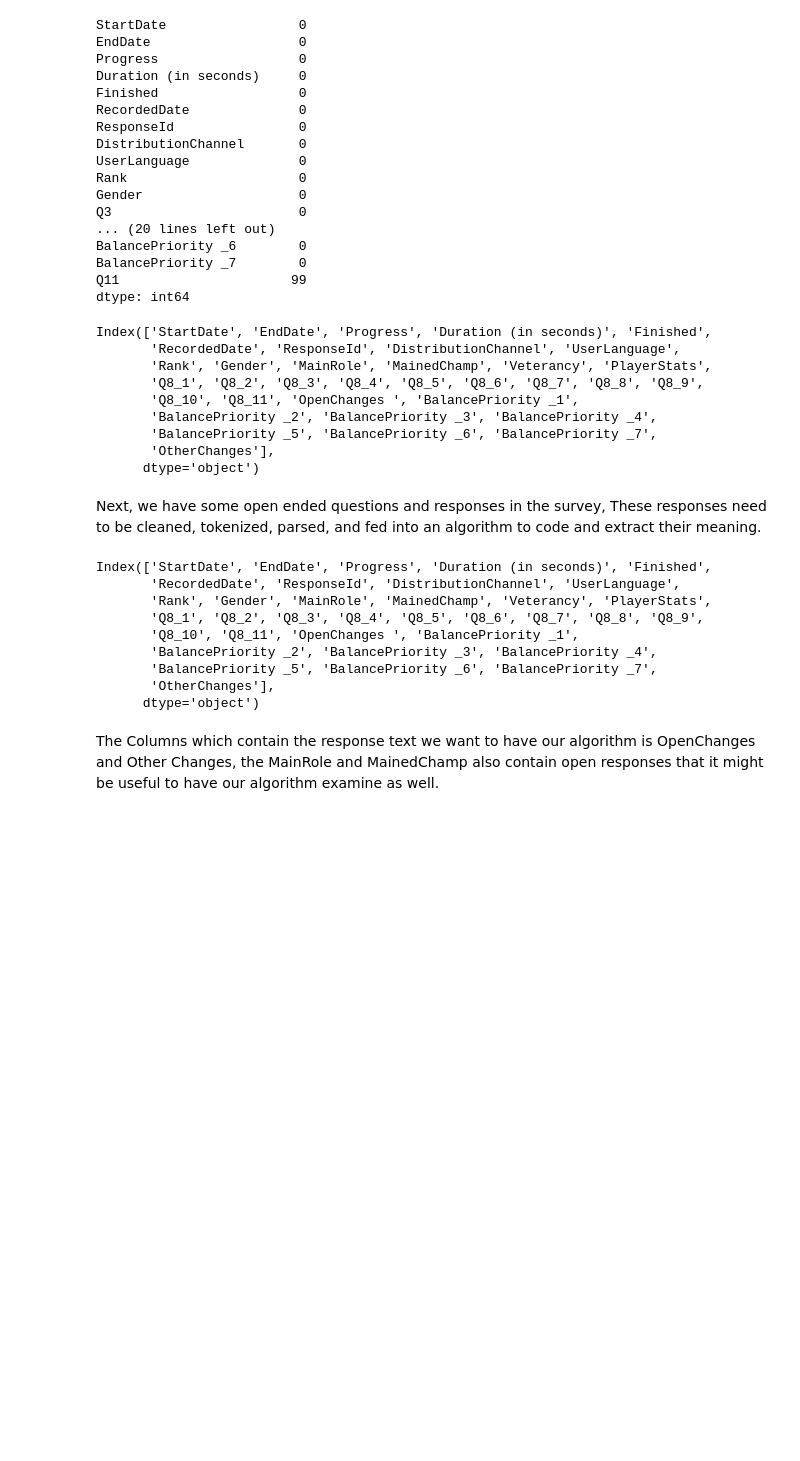
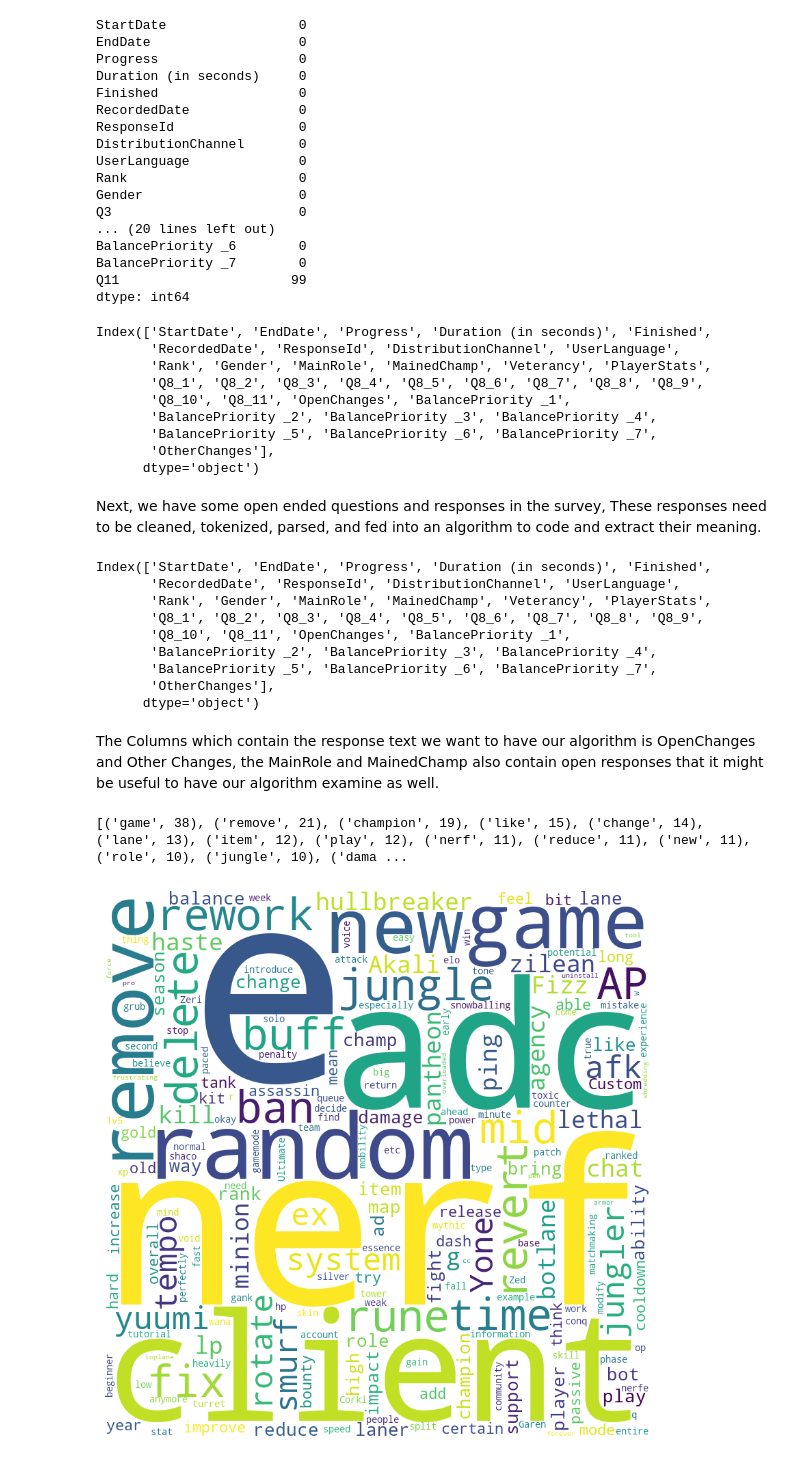
Before and after one commit to PrelaunchZeus2/P2-LoLPlayerSatisfaction, a Jupyter notebook: PlayerSatStats.ipynb, the cells around one changed output. Drawn from its saved outputs; the diff is of its cells as text; code cells hidden in the pictures; blank space fills up the shorter version.

Commit message:
Added tokenization and word cloud

```diff
--- a/PlayerSatStats.ipynb
+++ b/PlayerSatStats.ipynb
@@ -177,13 +182,14 @@ dtype: int64
 PSS.rename(columns = {'Q3':'MainRole'}, inplace = True) #This column holds which role the participant listed as their main role
 PSS.rename(columns = {'Q4':'MainedChamp'}, inplace = True) #This column asked players to list which champ(s) they mained, this could hold multiple values that we need to parse later
 PSS.rename(columns = {'Q11':'OtherChanges'}, inplace = True) #Finally this was the response to the open question of what other changes they might want to see in the game
+PSS.rename(columns = {'OpenChanges ':'OpenChanges'}, inplace = True)
 print(PSS.columns) #show the column names
 # %% [output]
 Index(['StartDate', 'EndDate', 'Progress', 'Duration (in seconds)', 'Finished',
        'RecordedDate', 'ResponseId', 'DistributionChannel', 'UserLanguage',
        'Rank', 'Gender', 'MainRole', 'MainedChamp', 'Veterancy', 'PlayerStats',
        'Q8_1', 'Q8_2', 'Q8_3', 'Q8_4', 'Q8_5', 'Q8_6', 'Q8_7', 'Q8_8', 'Q8_9',
-       'Q8_10', 'Q8_11', 'OpenChanges ', 'BalancePriority _1',
+       'Q8_10', 'Q8_11', 'OpenChanges', 'BalancePriority _1',
        'BalancePriority _2', 'BalancePriority _3', 'BalancePriority _4',
        'BalancePriority _5', 'BalancePriority _6', 'BalancePriority _7',
        'OtherChanges'],
@@ -200,10 +206,40 @@ Index(['StartDate', 'EndDate', 'Progress', 'Duration (in seconds)', 'Finished',
        'RecordedDate', 'ResponseId', 'DistributionChannel', 'UserLanguage',
        'Rank', 'Gender', 'MainRole', 'MainedChamp', 'Veterancy', 'PlayerStats',
        'Q8_1', 'Q8_2', 'Q8_3', 'Q8_4', 'Q8_5', 'Q8_6', 'Q8_7', 'Q8_8', 'Q8_9',
-       'Q8_10', 'Q8_11', 'OpenChanges ', 'BalancePriority _1',
+       'Q8_10', 'Q8_11', 'OpenChanges', 'BalancePriority _1',
        'BalancePriority _2', 'BalancePriority _3', 'BalancePriority _4',
        'BalancePriority _5', 'BalancePriority _6', 'BalancePriority _7',
        'OtherChanges'],
       dtype='object')
 # %% [markdown]
 The Columns which contain the response text we want to have our algorithm is OpenChanges and Other Changes, the MainRole and MainedChamp also contain open responses that it might be useful to have our algorithm examine as well.
+# %%
+tokens = [] #holds tokens
+for response in PSS['OpenChanges']:
+    if isinstance(response, str):
+        doc = nlp(response)
+        tokens.extend([token.lemma_ for token in doc if not token.is_stop and not token.is_punct and not token.is_space])
+
+freq_dist = FreqDist(tokens)
+common_words = freq_dist.most_common(1000)
+
+print(common_words)
+# %% [output]
+[('game', 38), ('remove', 21), ('champion', 19), ('like', 15), ('change', 14), ('lane', 13), ('item', 12), ('play', 12), ('nerf', 11), ('reduce', 11), ('new', 11), ('role', 10), ('jungle', 10), ('dama ...
+# %%
+#Word Cloud
+wordcloud_string = ' '.join([word for word, _ in common_words])
+
+wordcloud = WordCloud(width = 800, height = 800,
+                background_color ='white',
+                stopwords = STOP_WORDS,
+                min_font_size = 10).generate(wordcloud_string)
+
+plt.figure(figsize = (8, 8), facecolor = None)
+plt.imshow(wordcloud)
+plt.axis("off")
+plt.tight_layout(pad = 0)
+
+plt.show()
+# %% [output]
+[figure, added]
```
Also changed, not shown: parts of 2 cells of this notebook.
